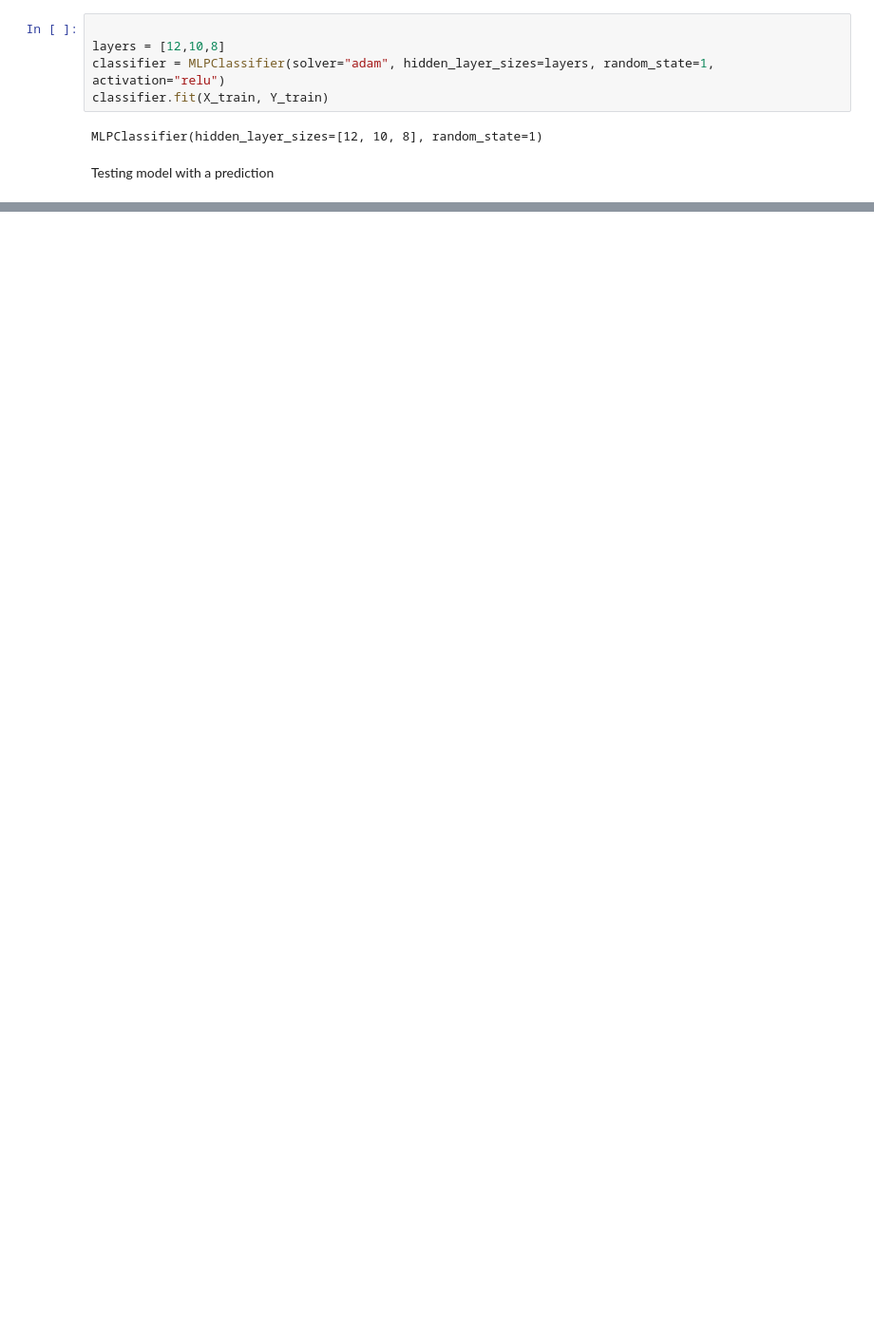
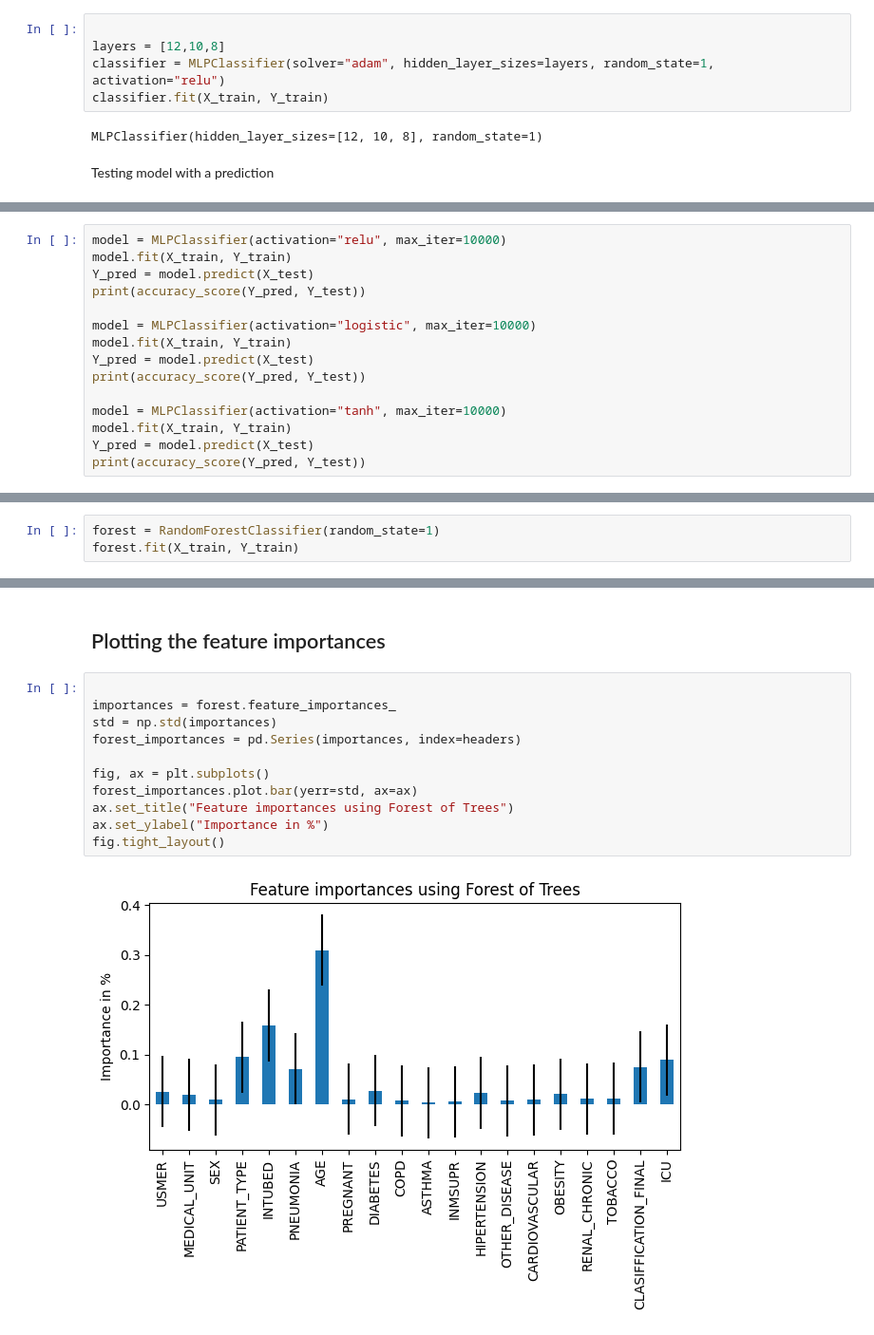
Before and after one commit to mathiasmellemstuen/FYS_STK4155_Prosjekt_3, a Jupyter notebook: src/main.ipynb, the cells around one changed output, grey strips where cells are left out. Shown: that part at 95% size. Drawn from its saved outputs; the diff is of its cells as text; blank space fills up the shorter version.

```diff
--- a/src/main.ipynb
+++ b/src/main.ipynb
@@ -77,0 +80,15 @@ alpha:10.0, momentum :1.0 gives accuracy 0.89
+# %%
+model = MLPClassifier(activation="relu", max_iter=10000)
+model.fit(X_train, Y_train)
+Y_pred = model.predict(X_test)
+print(accuracy_score(Y_pred, Y_test))
+
+model = MLPClassifier(activation="logistic", max_iter=10000)
+model.fit(X_train, Y_train)
+Y_pred = model.predict(X_test)
+print(accuracy_score(Y_pred, Y_test))
+
+model = MLPClassifier(activation="tanh", max_iter=10000)
+model.fit(X_train, Y_train)
+Y_pred = model.predict(X_test)
+print(accuracy_score(Y_pred, Y_test))
@@ -77,0 +107,3 @@ alpha:10.0, momentum :1.0 gives accuracy 0.89
+# %%
+forest = RandomForestClassifier(random_state=1)
+forest.fit(X_train, Y_train)
@@ -77,0 +125,15 @@ alpha:10.0, momentum :1.0 gives accuracy 0.89
+# %% [markdown]
+## Plotting the feature importances
+# %%
+
+importances = forest.feature_importances_
+std = np.std(importances)
+forest_importances = pd.Series(importances, index=headers)
+
+fig, ax = plt.subplots()
+forest_importances.plot.bar(yerr=std, ax=ax)
+ax.set_title("Feature importances using Forest of Trees")
+ax.set_ylabel("Importance in %")
+fig.tight_layout()
+# %% [output]
+[figure, added]
```
Also changed, not shown: parts of 27 cells of this notebook, 6 other files.
